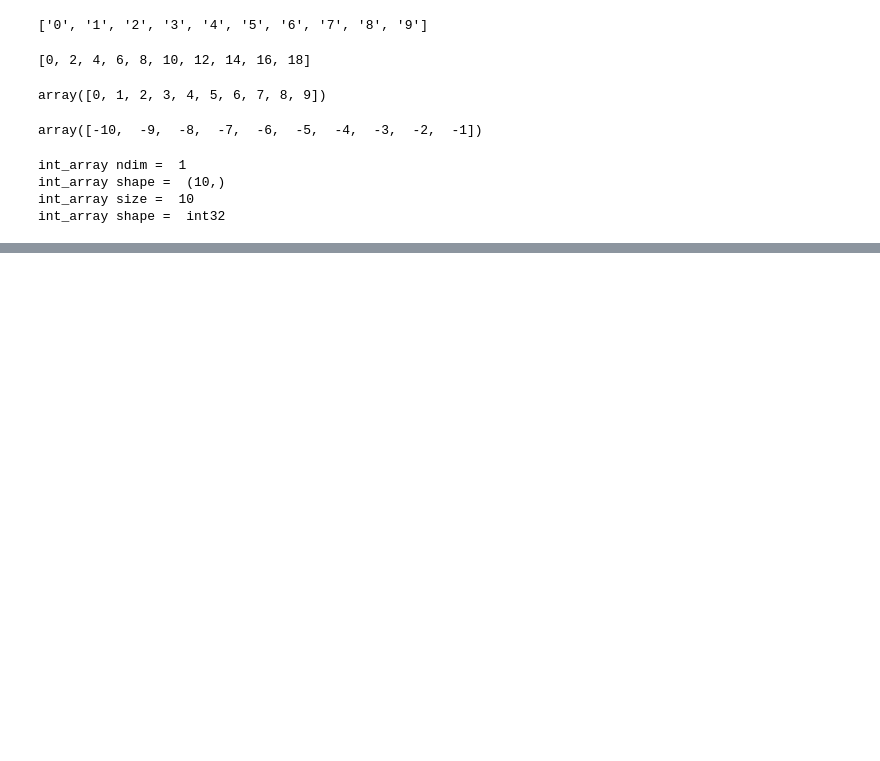
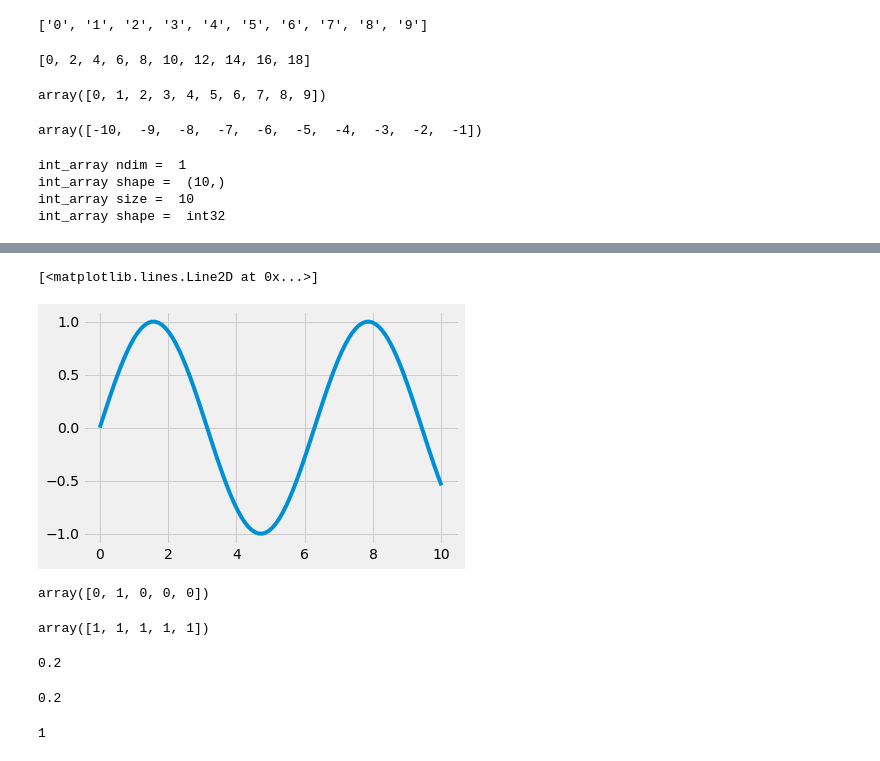
Before and after one commit to chenyunzheng/opencv-machine-learning, a Jupyter notebook: notebooks/practice/numpy.ipynb, the cells around one changed output, grey strips where cells are left out. Drawn from its saved outputs; the diff is of its cells as text; code cells hidden in the pictures; blank space fills up the shorter version.

```diff
--- a/notebooks/practice/numpy.ipynb
+++ b/notebooks/practice/numpy.ipynb
@@ -47,0 +126,34 @@ int_array shape =  int32
+# %%
+plt.style.use('fivethirtyeight')
+plt.plot(x, np.sin(x))
+# %% [output]
+[<matplotlib.lines.Line2D at 0x...>]
+[figure, added]
+# %%
+import numpy as np
+np.random.seed(42)
+y_true = np.random.randint(0,2,size=5)
+y_true
+# %% [output]
+array([0, 1, 0, 0, 0])
+# %%
+y_pred = np.ones(5, dtype=np.int32)
+y_pred
+# %% [output]
+array([1, 1, 1, 1, 1])
+# %%
+y_true == y_pred
+res = np.sum(y_true == y_pred)/len(y_true)
+res
+# %% [output]
+0.2
+# %%
+from sklearn import metrics as ms
+ms.accuracy_score(y_true, y_pred)
+# %% [output]
+0.2
+# %%
+true_positive = np.sum((y_true == 1) * (y_pred == 1))
+true_positive
+# %% [output]
+1
```
Also changed, not shown: parts of 14 cells of this notebook, 1 other file.
